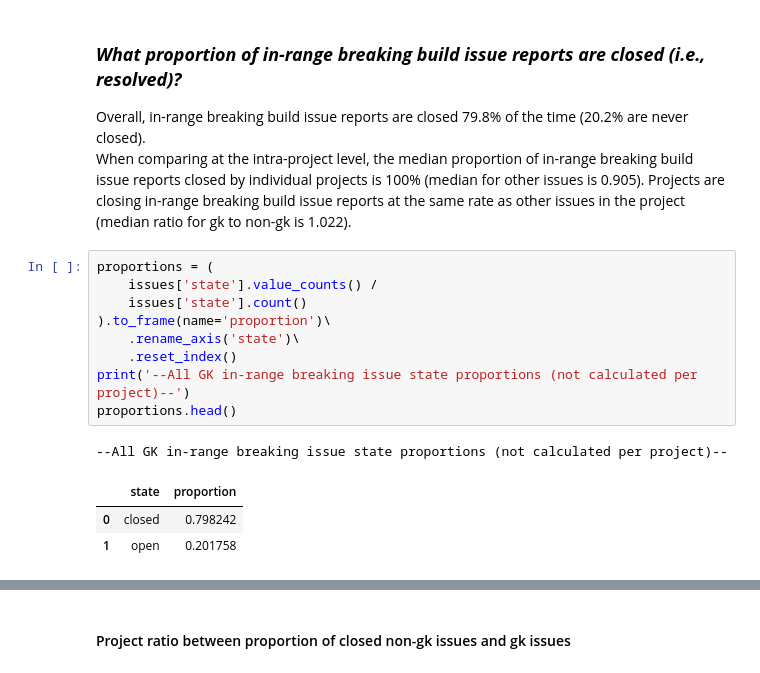
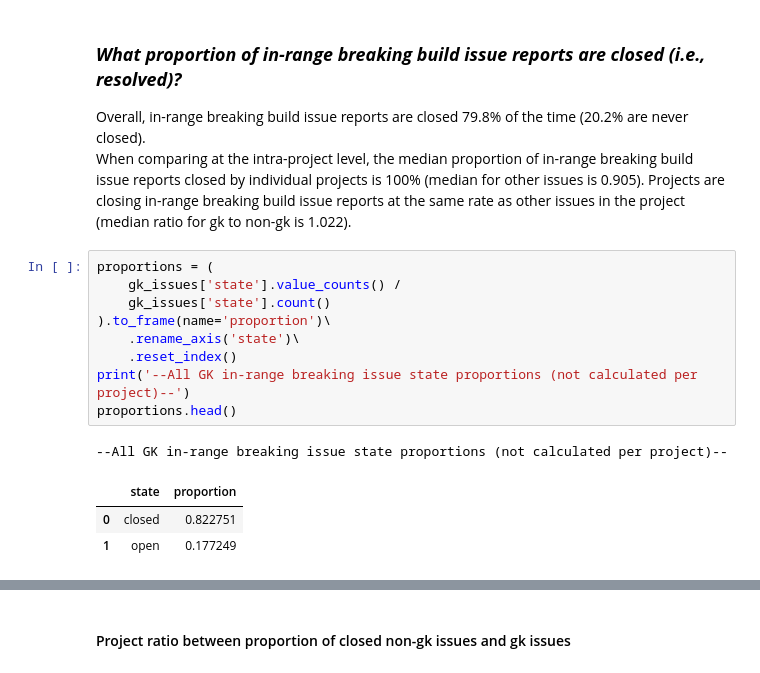
Before and after one commit to brombaut/GKIR_Analysis, a Jupyter notebook: data-analysis/p_rq2.ipynb, the cells around one changed output, grey strips where cells are left out. Saved outputs shown, nothing was run; the diff lists cells and outputs as text.

```diff
--- a/data-analysis/p_rq2.ipynb
+++ b/data-analysis/p_rq2.ipynb
@@ -79,18 +133,18 @@ non_gk_issues, gk_issues = filter_issues_for_analyses(all_issues, issues)
 </p>
 # %%
 proportions = (
-    issues['state'].value_counts() /
-    issues['state'].count()
+    gk_issues['state'].value_counts() /
+    gk_issues['state'].count()
 ).to_frame(name='proportion')\
     .rename_axis('state')\
     .reset_index()
 print('--All GK in-range breaking issue state proportions (not calculated per project)--')
 proportions.head()
 # %% [output]
 --All GK in-range breaking issue state proportions (not calculated per project)--
 |  | state | proportion |
-| 0 | closed | 0.798242 |
-| 1 | open | 0.201758 |
+| 0 | closed | 0.822751 |
+| 1 | open | 0.177249 |
 # %%
 non_gk_issues__state_proportions = (
     (
```
Also changed, not shown: parts of 5 cells of this notebook, 1 other file.
